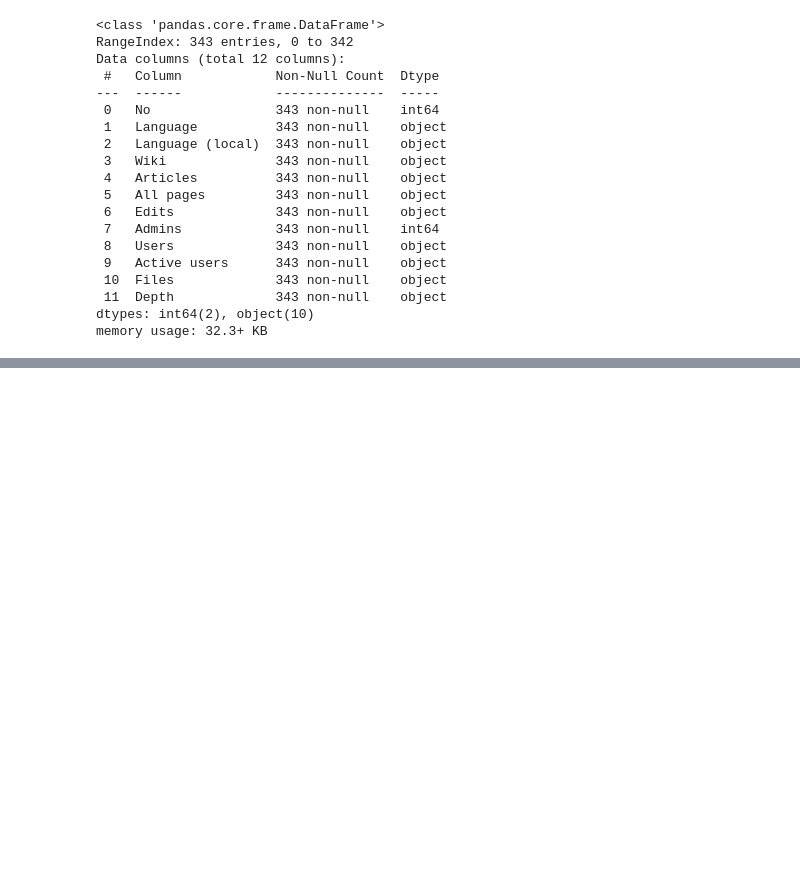
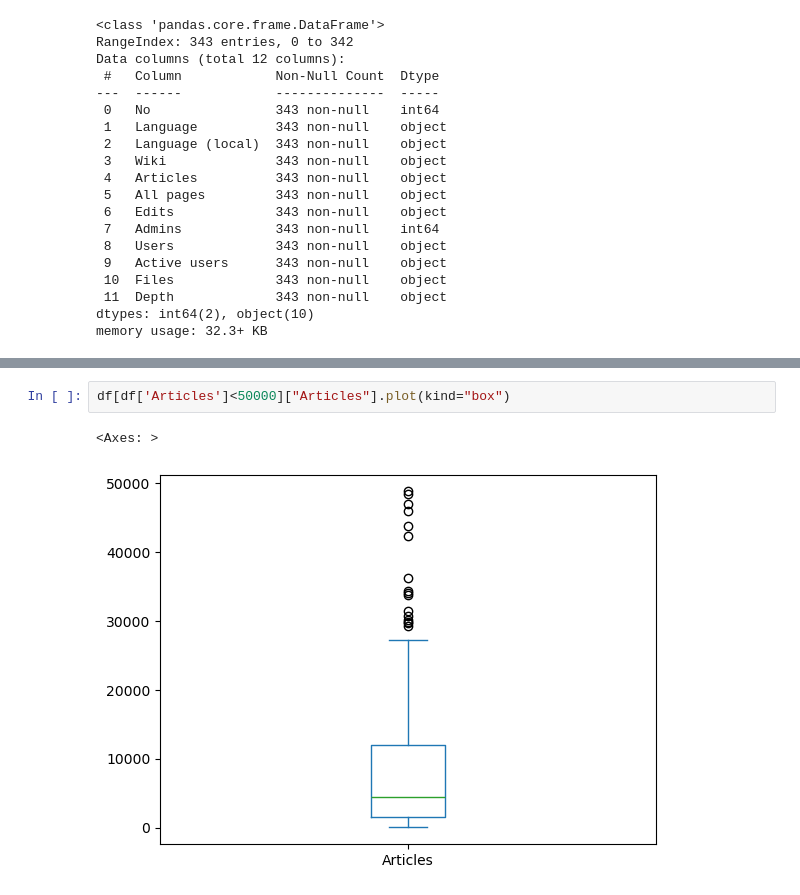
Before and after one commit to mvardhan2003/Wikipedia-Data-Analysis, a Jupyter notebook: Eda_on_wikipedias.ipynb, the cells around one changed output, grey strips where cells are left out. Saved outputs shown, nothing was run; the diff lists cells and outputs as text; blank space fills up the shorter version.

```diff
--- a/Eda_on_wikipedias.ipynb
+++ b/Eda_on_wikipedias.ipynb
@@ -87,0 +276,5 @@ df
+# %%
+df[df['Articles']<50000]["Articles"].plot(kind="box")
+# %% [output]
+<Axes: >
+[figure, added]
```
Also changed, not shown: parts of 18 cells of this notebook.
